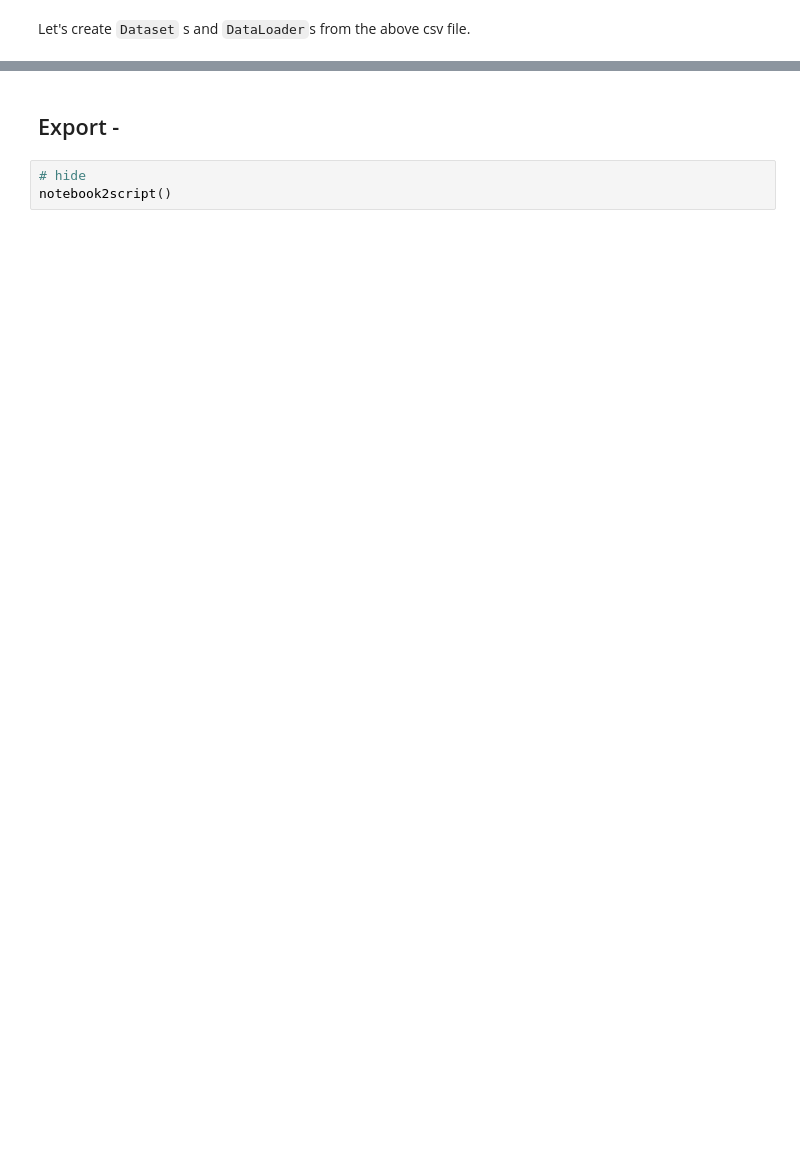
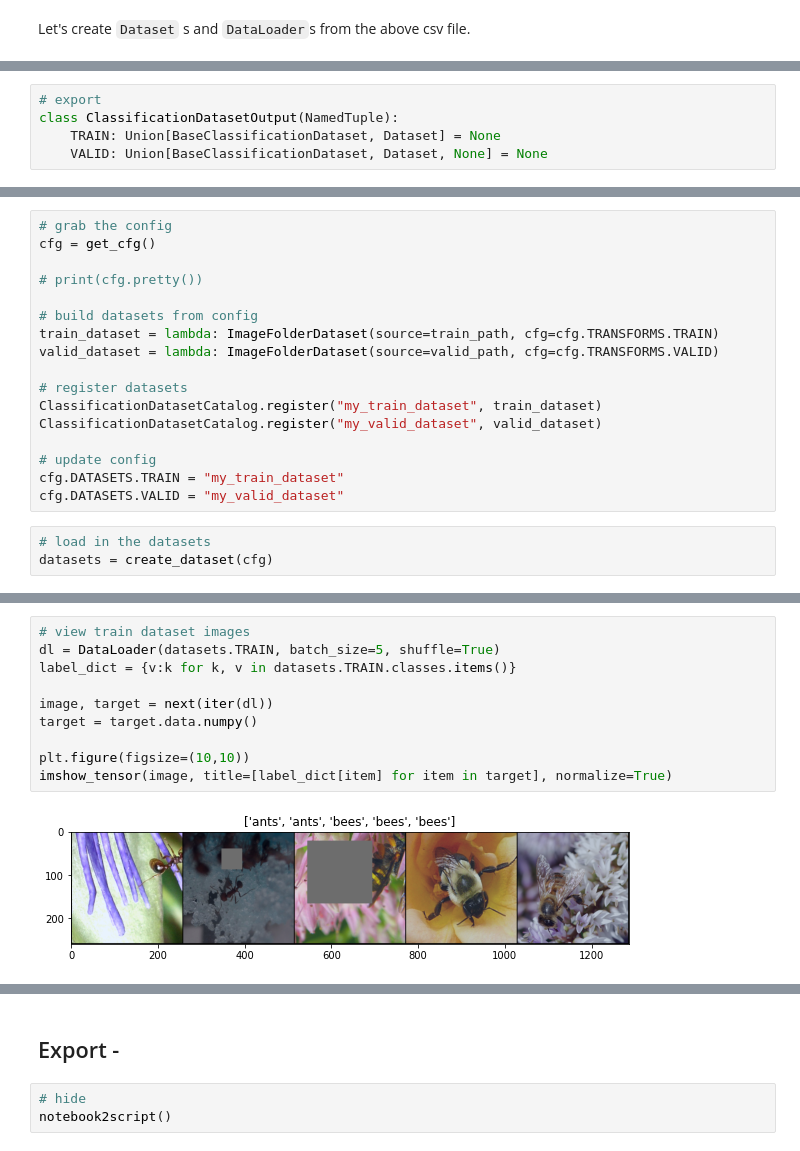
Before and after one commit to benihime91/lightning_cv, a Jupyter notebook: nbs/01b_classification.data.datasets.ipynb, the cells around one changed output, grey strips where cells are left out. Saved outputs shown, nothing was run; the diff lists cells and outputs as text; blank space fills up the shorter version.

```diff
--- a/nbs/01b_classification.data.datasets.ipynb
+++ b/nbs/01b_classification.data.datasets.ipynb
@@ -318,0 +366,5 @@ imshow_tensor(image,normalize=True)
+# %%
+# export
+class ClassificationDatasetOutput(NamedTuple):
+    TRAIN: Union[BaseClassificationDataset, Dataset] = None
+    VALID: Union[BaseClassificationDataset, Dataset, None] = None
@@ -318,0 +424,20 @@ imshow_tensor(image,normalize=True)
+# %%
+# grab the config
+cfg = get_cfg()
+
+# print(cfg.pretty())
+
+# build datasets from config
+train_dataset = lambda: ImageFolderDataset(source=train_path, cfg=cfg.TRANSFORMS.TRAIN)
+valid_dataset = lambda: ImageFolderDataset(source=valid_path, cfg=cfg.TRANSFORMS.VALID)
+
+# register datasets
+ClassificationDatasetCatalog.register("my_train_dataset", train_dataset)
+ClassificationDatasetCatalog.register("my_valid_dataset", valid_dataset)
+
+# update config
+cfg.DATASETS.TRAIN = "my_train_dataset"
+cfg.DATASETS.VALID = "my_valid_dataset"
+# %%
+# load in the datasets
+datasets = create_dataset(cfg)
@@ -318,0 +447,12 @@ imshow_tensor(image,normalize=True)
+# %%
+# view train dataset images
+dl = DataLoader(datasets.TRAIN, batch_size=5, shuffle=True)
+label_dict = {v:k for k, v in datasets.TRAIN.classes.items()}
+
+image, target = next(iter(dl))
+target = target.data.numpy()
+
+plt.figure(figsize=(10,10))
+imshow_tensor(image, title=[label_dict[item] for item in target], normalize=True)
+# %% [output]
+[figure, added]
```
Also changed, not shown: parts of 30 cells of this notebook, 25 other files.
